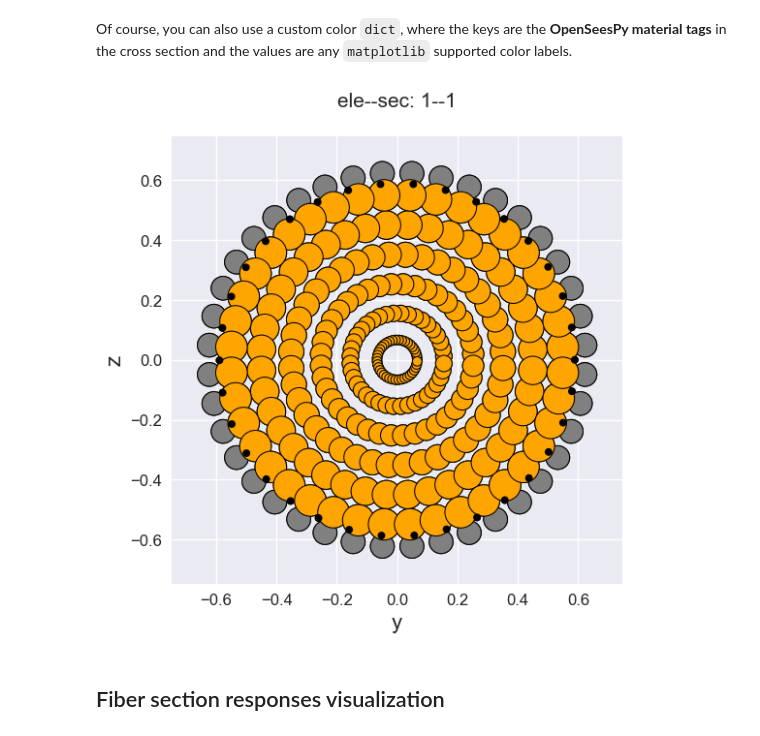
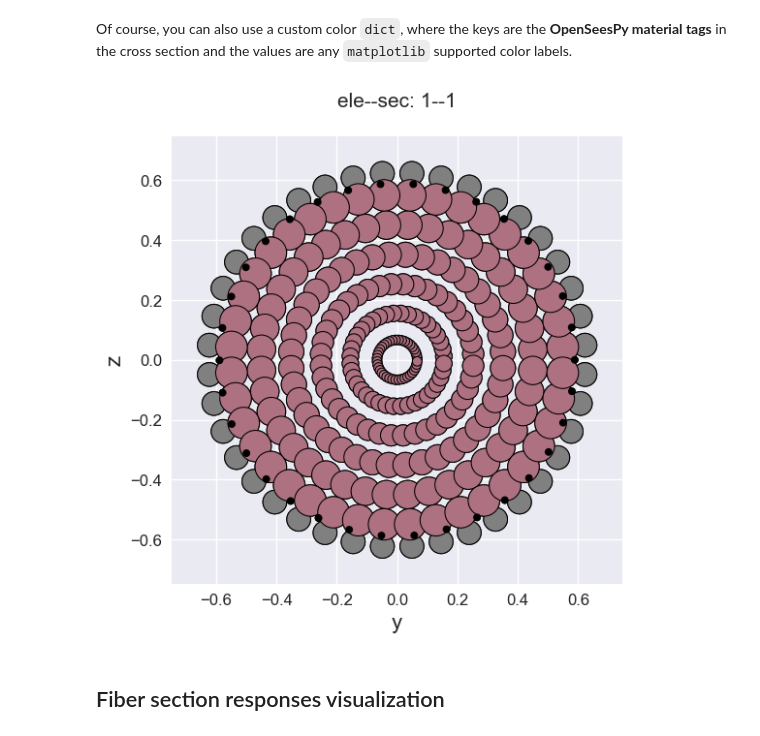
Before and after one commit to yexiang1992/opstool, a Jupyter notebook: doc/source/src/notebooks/mod_vis_fibersec.ipynb, the cells around one changed output. Drawn from its saved outputs; the diff is of its cells as text; code cells hidden in the pictures.

```diff
--- a/doc/source/src/notebooks/mod_vis_fibersec.ipynb
+++ b/doc/source/src/notebooks/mod_vis_fibersec.ipynb
@@ -15,3 +12,5 @@ load_ops_examples("SDOF")
+# %%
+opst.load_ops_examples("SDOF")
 # %% [markdown]
 ## Visualization of fiber section geometry information
 # %% [raw]
@@ -29,7 +28,7 @@ Fiber section data saved in opstool_output/FiberData.hdf5!
 # %% [raw]
 Visualization of fiber cross-sections by :py:meth:`~opstool.vis.FiberSecVis.sec_vis`. Since only the location and area information of the fiber points can be extracted, a series of circles is used for rendering.
 # %%
-secvis = FiberSecVis(ele_tag=1, sec_tag=1, opacity=1, colormap='viridis')
+secvis = opst.FiberSecVis(ele_tag=1, sec_tag=1, opacity=1, colormap='viridis')
 
 secvis.sec_vis(input_file='FiberData.hdf5')
 # %% [output]
@@ -38,9 +37,9 @@ secvis.sec_vis(input_file='FiberData.hdf5')
 Of course, you can also use a custom color ``dict``, where the keys are the **OpenSeesPy material tags** in the cross section and the values are any ``matplotlib`` supported color labels.
 # %%
 secvis.sec_vis(input_file='FiberData.hdf5',
-               mat_color={1: 'gray', 2: 'orange', 3: 'black'})
+               mat_color={1: 'gray', 2: '#ae7181', 3: 'black'})
 # %% [output]
-[figure, old version]
+[figure, new version]
 # %% [markdown]
 ## Fiber section responses visualization
 # %% [markdown]
```
Also changed, not shown: parts of 6 cells of this notebook, 48 other files.
